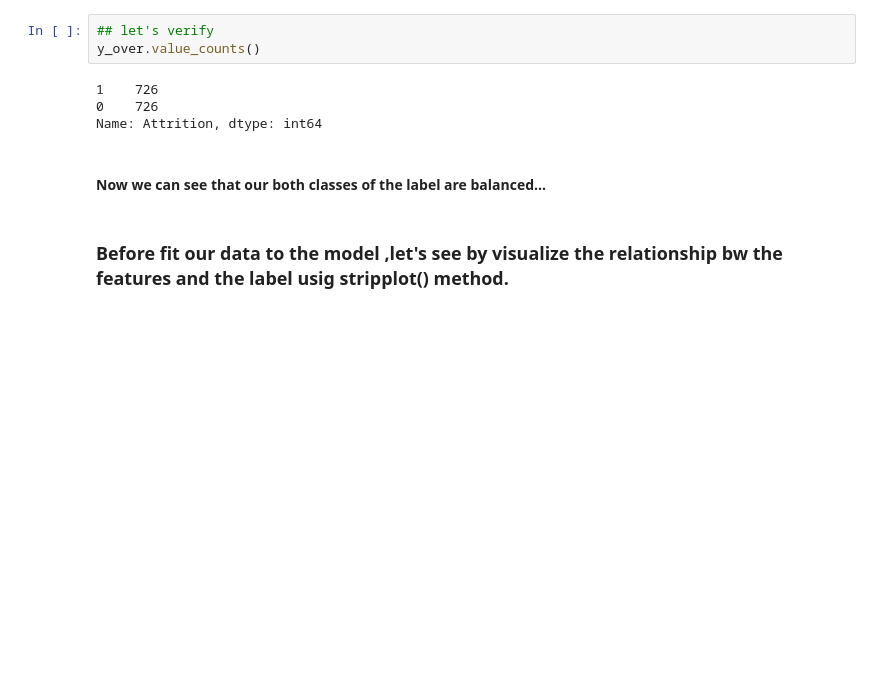
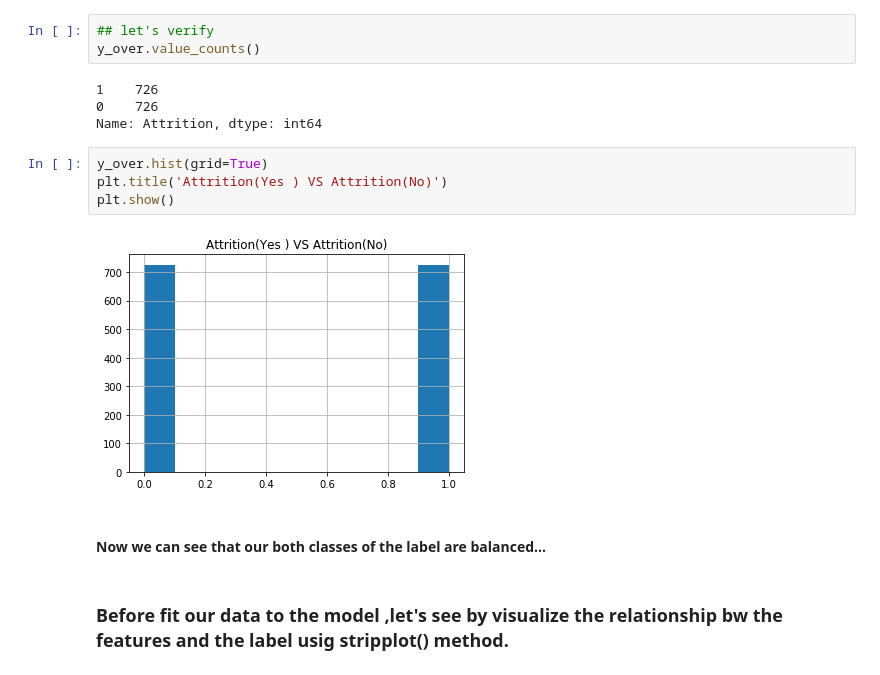
Before and after one commit to olivierla412/data_train_live_classes, a Jupyter notebook: Projects/Evaluation_Projects/HR_Analytics_ Project_3/HR_Analytics_Project.ipynb, the cells around one changed output. Cells and saved outputs as stored; diff of their text form; blank space fills up the shorter version.

Commit message:
HR Attrition project updated

```diff
--- a/Projects/Evaluation_Projects/HR_Analytics_ Project_3/HR_Analytics_Project.ipynb
+++ b/Projects/Evaluation_Projects/HR_Analytics_ Project_3/HR_Analytics_Project.ipynb
@@ -755,6 +755,12 @@ y_over.value_counts()
 1    726
 0    726
 Name: Attrition, dtype: int64
+# %%
+y_over.hist(grid=True)
+plt.title('Attrition(Yes ) VS Attrition(No)')
+plt.show()
+# %% [output]
+[figure, added]
 # %% [markdown]
 
 #### Now we can see that our both classes of the label are balanced...
```
Also changed, not shown: parts of 20 cells of this notebook, 2 other files.
